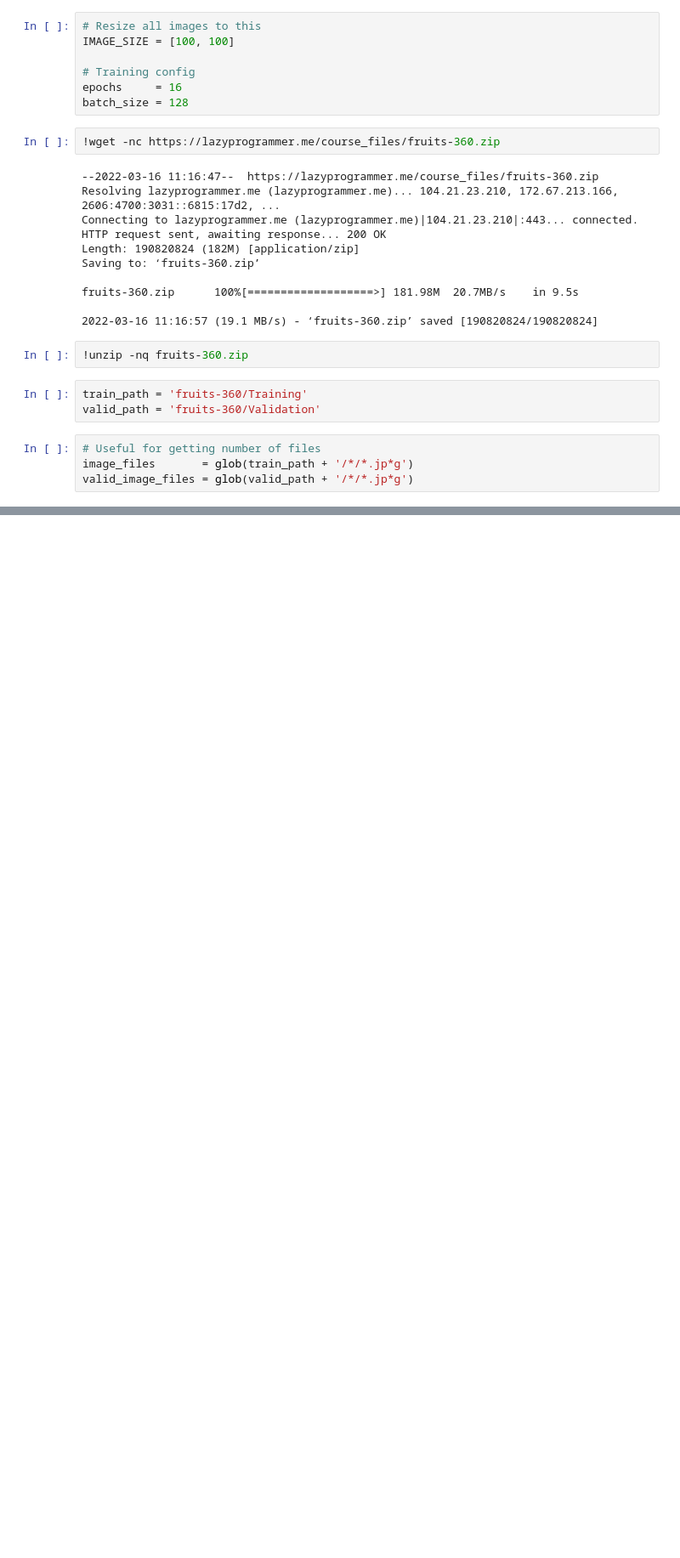
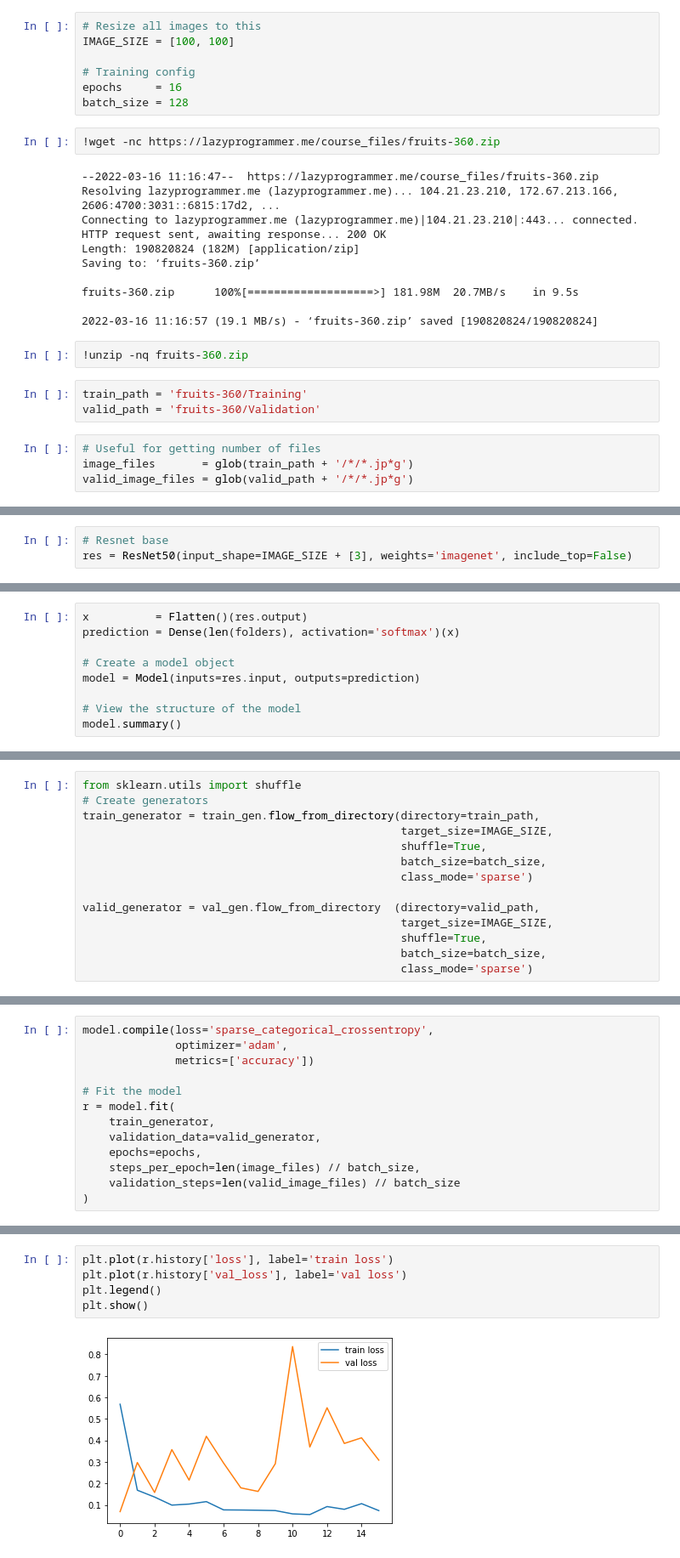
Before and after one commit to doantronghieu/COMPUTER_VISION, a Jupyter notebook: ResNet_Fruits.ipynb, the cells around one changed output, grey strips where cells are left out. Shown at 85% size. Saved outputs shown, nothing was run; the diff lists cells and outputs as text; blank space fills up the shorter version.

```diff
--- a/ResNet_Fruits.ipynb
+++ b/ResNet_Fruits.ipynb
@@ -44,0 +87,3 @@ valid_image_files = glob(valid_path + '/*/*.jp*g')
+# %%
+# Resnet base
+res = ResNet50(input_shape=IMAGE_SIZE + [3], weights='imagenet', include_top=False)
@@ -44,0 +98,9 @@ valid_image_files = glob(valid_path + '/*/*.jp*g')
+# %%
+x          = Flatten()(res.output)
+prediction = Dense(len(folders), activation='softmax')(x)
+
+# Create a model object
+model = Model(inputs=res.input, outputs=prediction)
+
+# View the structure of the model
+model.summary()
@@ -44,0 +150,14 @@ valid_image_files = glob(valid_path + '/*/*.jp*g')
+# %%
+from sklearn.utils import shuffle
+# Create generators
+train_generator = train_gen.flow_from_directory(directory=train_path,
+                                                target_size=IMAGE_SIZE,
+                                                shuffle=True,
+                                                batch_size=batch_size,
+                                                class_mode='sparse')
+
+valid_generator = val_gen.flow_from_directory  (directory=valid_path,
+                                                target_size=IMAGE_SIZE,
+                                                shuffle=True,
+                                                batch_size=batch_size,
+                                                class_mode='sparse')
@@ -44,0 +167,13 @@ valid_image_files = glob(valid_path + '/*/*.jp*g')
+# %%
+model.compile(loss='sparse_categorical_crossentropy',
+              optimizer='adam',
+              metrics=['accuracy'])
+
+# Fit the model
+r = model.fit(
+    train_generator,
+    validation_data=valid_generator,
+    epochs=epochs,
+    steps_per_epoch=len(image_files) // batch_size,
+    validation_steps=len(valid_image_files) // batch_size
+)
@@ -44,0 +198,7 @@ valid_image_files = glob(valid_path + '/*/*.jp*g')
+# %%
+plt.plot(r.history['loss'], label='train loss')
+plt.plot(r.history['val_loss'], label='val loss')
+plt.legend()
+plt.show()
+# %% [output]
+[figure, added]
```
Also changed, not shown: parts of 10 cells of this notebook.
